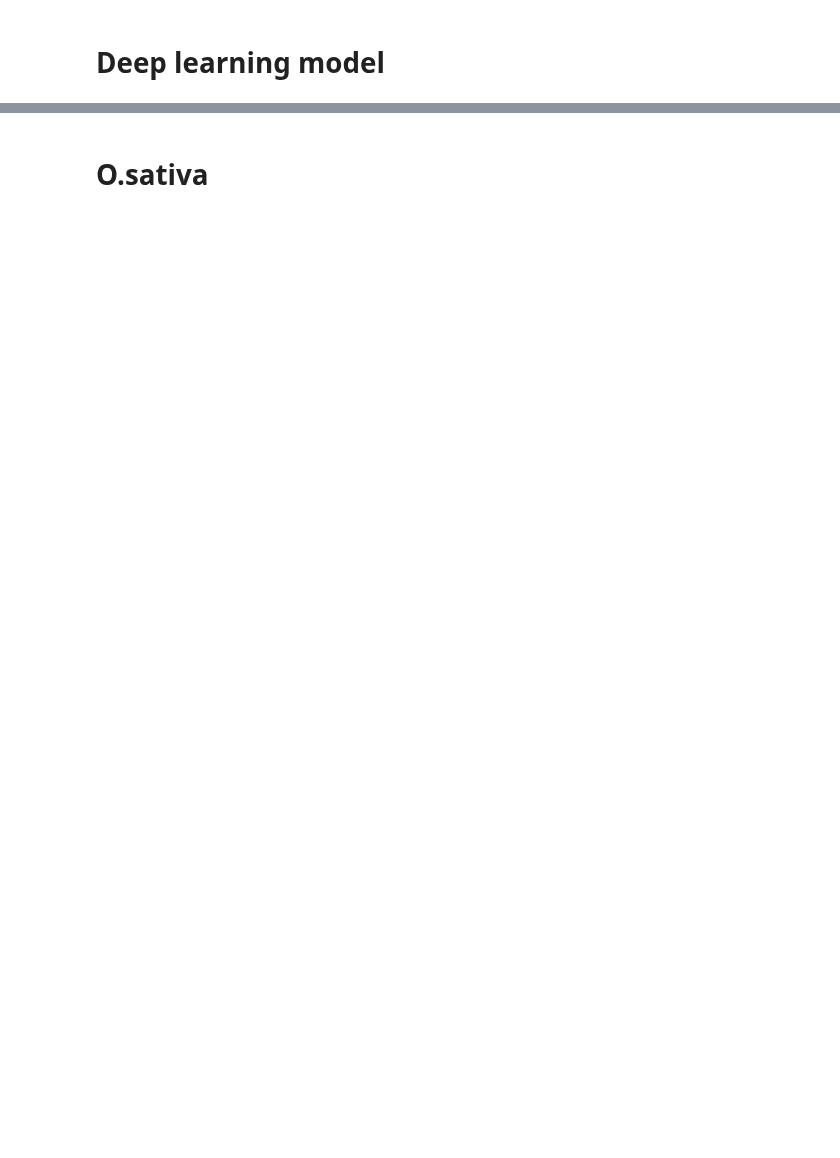
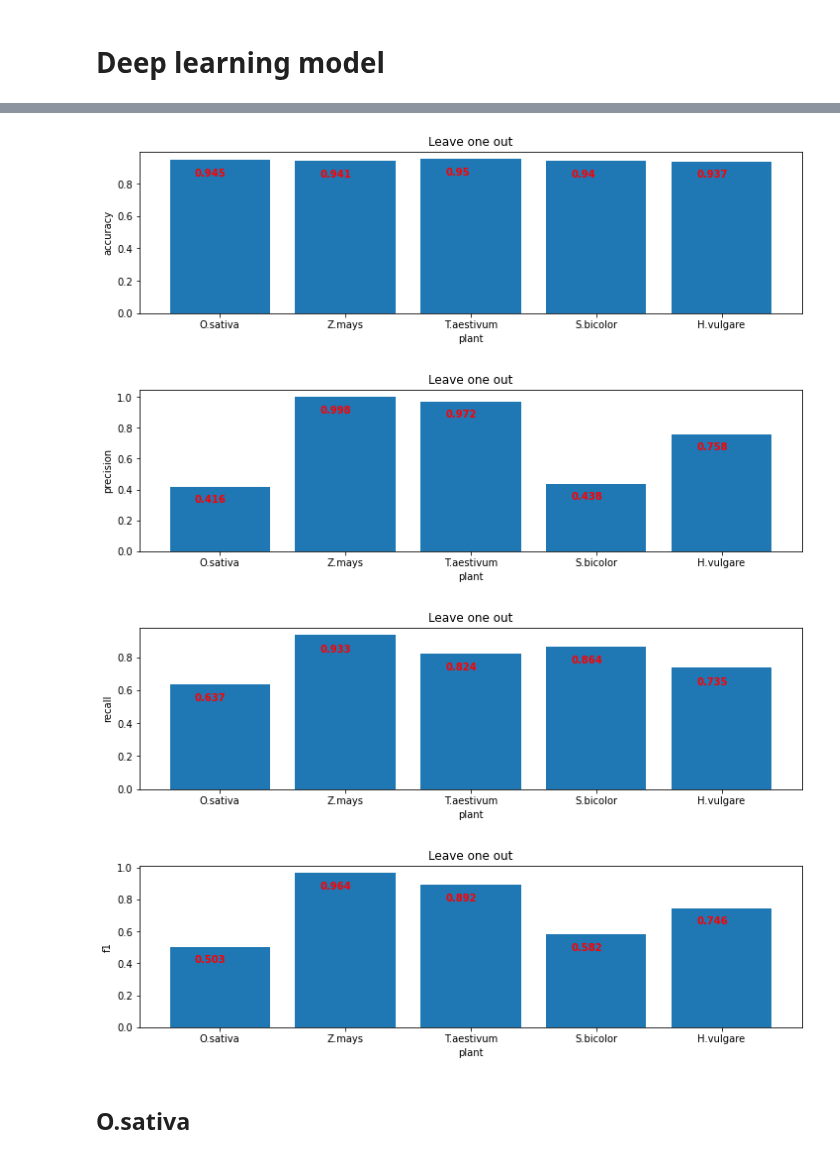
Before and after one commit to Ilia-Abolhasani/amir-p3, a Jupyter notebook: ipynb files/Classification.ipynb, the cells around one changed output, grey strips where cells are left out. Saved outputs shown, nothing was run; the diff lists cells and outputs as text; code cells hidden in the pictures; blank space fills up the shorter version.

```diff
--- a/ipynb files/Classification.ipynb
+++ b/ipynb files/Classification.ipynb
@@ -227,16 +284,0 @@ X_pca = pca.fit_transform(X)
-# %%
-'''
-scores = []
-kfold = KFold(n_splits=3, shuffle=True, random_state=1)
-for train_ix, test_ix in kfold.split(X_pca):
-    X_train = X_pca[train_ix,:]
-    X_test  = X_pca[test_ix,:]
-    y_train = Y[train_ix]
-    y_test  = Y[test_ix]
-    clf = svm.SVC(kernel="poly", class_weight=class_weight)
-    clf.fit(X_train, y_train)
-    pred = clf.predict(X_test)
-    f1 = f1_score(y_test, pred, average='macro')
-    print(f1)
-    scores.append(f1)
-'''
@@ -342,0 +427,10 @@ plt.show()
+# %%
+monocotiledoneas = [
+    "O.sativa",
+    "Z.mays",
+    "T.aestivum",
+    "S.bicolor",
+    "H.vulgare"
+]
+
+mono_result = leave_one_out(monocotiledoneas)
@@ -342,0 +455,7 @@ plt.show()
+# %%
+plot_metrics(mono_result, monocotiledoneas, prefix_name="")
+# %% [output]
+[figure, added]
+[figure, added]
+[figure, added]
+[figure, added]
@@ -343,2 +471,2 @@ plt.show()
 # %% [markdown]
-# O.sativa
+## O.sativa
```
Also changed, not shown: parts of 69 cells of this notebook, 1 other file.
